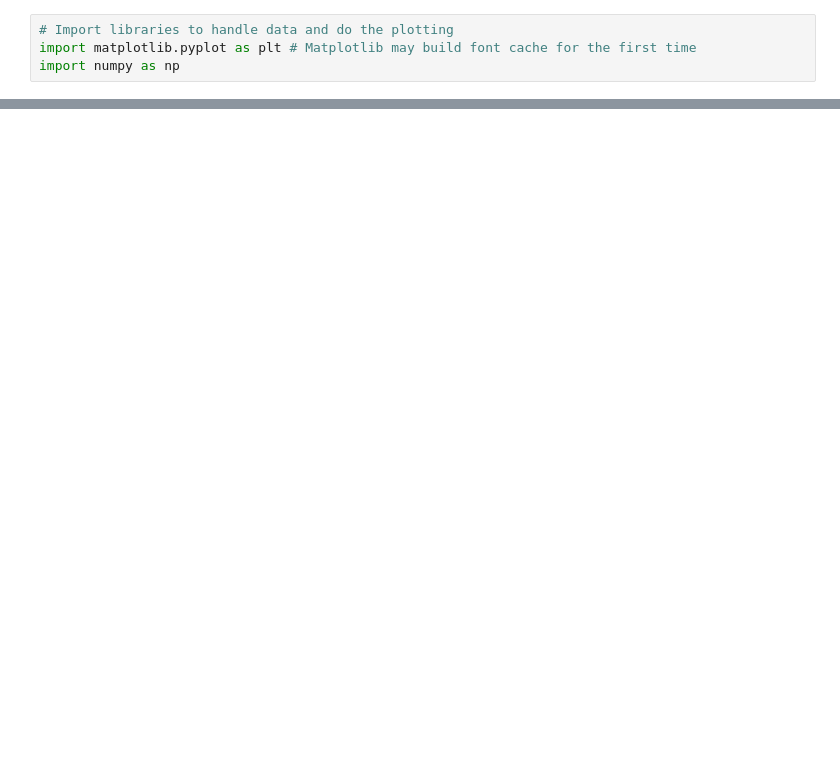
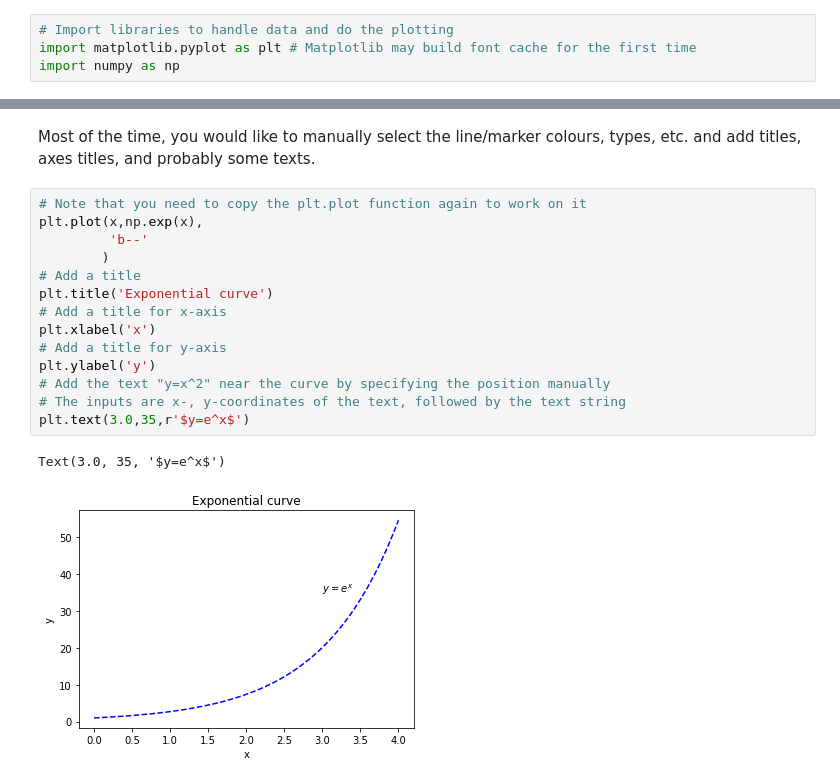
Before and after one commit to joeylamcy/Python_tutorial, a Jupyter notebook: Part6_plotting.ipynb, the cells around one changed output, grey strips where cells are left out. Cells and saved outputs as stored; diff of their text form; blank space fills up the shorter version.

```diff
--- a/Part6_plotting.ipynb
+++ b/Part6_plotting.ipynb
@@ -15,0 +22,19 @@ The "inline" option allows figures to be displayed inside this notebook, instead
+# %% [markdown]
+Most of the time, you would like to manually select the line/marker colours, types, etc. and add titles, axes titles, and probably some texts.
+# %%
+# Note that you need to copy the plt.plot function again to work on it
+plt.plot(x,np.exp(x),
+         'b--'
+        )
+# Add a title
+plt.title('Exponential curve')
+# Add a title for x-axis
+plt.xlabel('x')
+# Add a title for y-axis
+plt.ylabel('y')
+# Add the text "y=x^2" near the curve by specifying the position manually
+# The inputs are x-, y-coordinates of the text, followed by the text string
+plt.text(3.0,35,r'$y=e^x$')
+# %% [output]
+Text(3.0, 35, '$y=e^x$')
+[figure, added]
```
Also changed, not shown: parts of 23 cells of this notebook, 3 other files.
